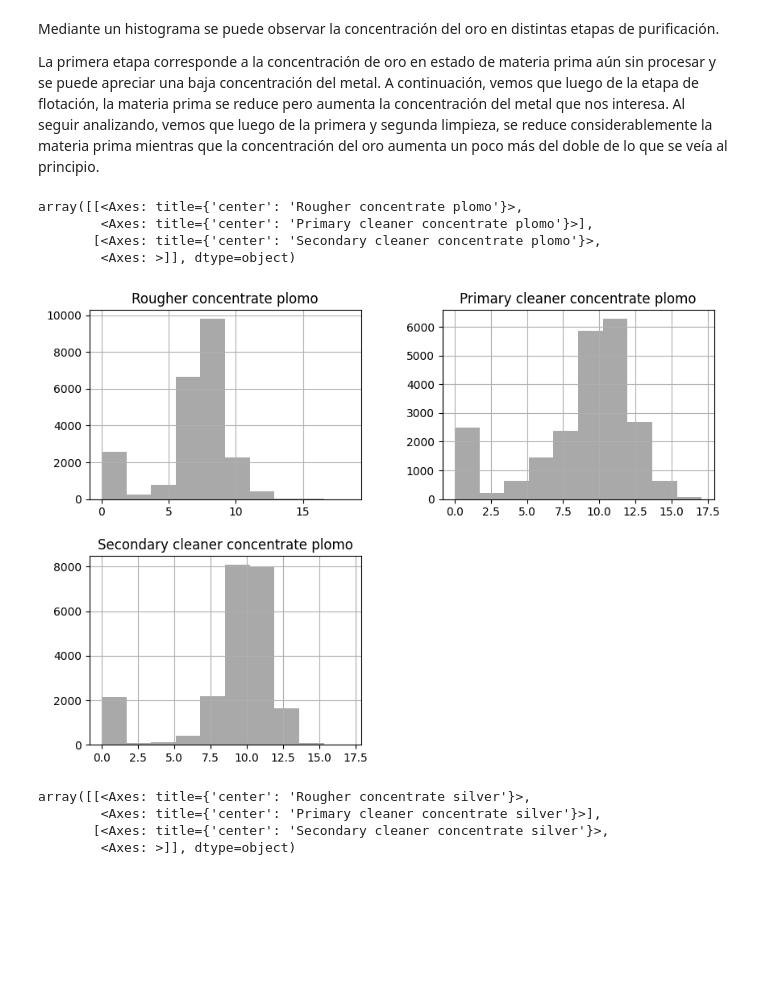
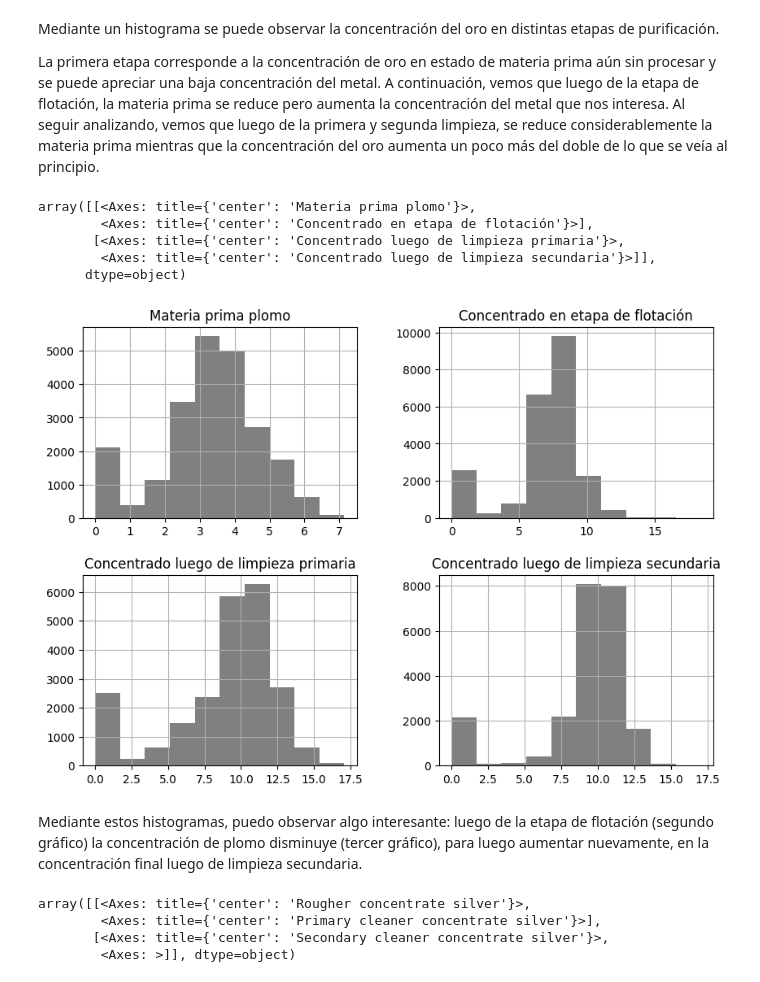
Before and after one commit to wh1tneyr/proyecto-tecnologico, a Jupyter notebook: gold.ipynb, the cells around one changed output. Cells and saved outputs as stored; diff of their text form; code cells hidden in the pictures; blank space fills up the shorter version.

Commit message:
analizando histogramas en concentrado del plomo

```diff
--- a/gold.ipynb
+++ b/gold.ipynb
@@ -373,20 +373,23 @@ La primera etapa corresponde a la concentración de oro en estado de materia pri
 # %%
 #concentrado de plomo en todas las etapas de purificacion
 concentrate_stages_pb = pd.DataFrame({
-    'Rougher concentrate plomo': df_full['rougher.output.concentrate_pb'],
-    'Primary cleaner concentrate plomo': df_full['primary_cleaner.output.concentrate_pb'],
-    'Secondary cleaner concentrate plomo': df_full['final.output.concentrate_pb']
+    'Materia prima plomo': df_full['rougher.input.feed_pb'],
+    'Concentrado en etapa de flotación': df_full['rougher.output.concentrate_pb'],
+    'Concentrado luego de limpieza primaria': df_full['primary_cleaner.output.concentrate_pb'],
+    'Concentrado luego de limpieza secundaria': df_full['final.output.concentrate_pb']
     })
 
 
-concentrate_stages_pb.hist(color='darkgray',
-                           figsize= [10,7])
+concentrate_stages_pb.hist(color='gray', figsize= [10,7])
 # %% [output]
-array([[<Axes: title={'center': 'Rougher concentrate plomo'}>,
-        <Axes: title={'center': 'Primary cleaner concentrate plomo'}>],
-       [<Axes: title={'center': 'Secondary cleaner concentrate plomo'}>,
-        <Axes: >]], dtype=object)
+array([[<Axes: title={'center': 'Materia prima plomo'}>,
+        <Axes: title={'center': 'Concentrado en etapa de flotación'}>],
+       [<Axes: title={'center': 'Concentrado luego de limpieza primaria'}>,
+        <Axes: title={'center': 'Concentrado luego de limpieza secundaria'}>]],
+      dtype=object)
-[figure, old version]
+[figure, new version]
+# %% [markdown]
+Mediante estos histogramas, puedo observar algo interesante: luego de la etapa de flotación (segundo gráfico) la concentración de plomo disminuye (tercer gráfico), para luego aumentar nuevamente, en la concentración final luego de limpieza secundaria.
 # %%
 #concentrado de plata en todas las etapas de purificacion
 concentrate_stages_ag = pd.DataFrame({
```
